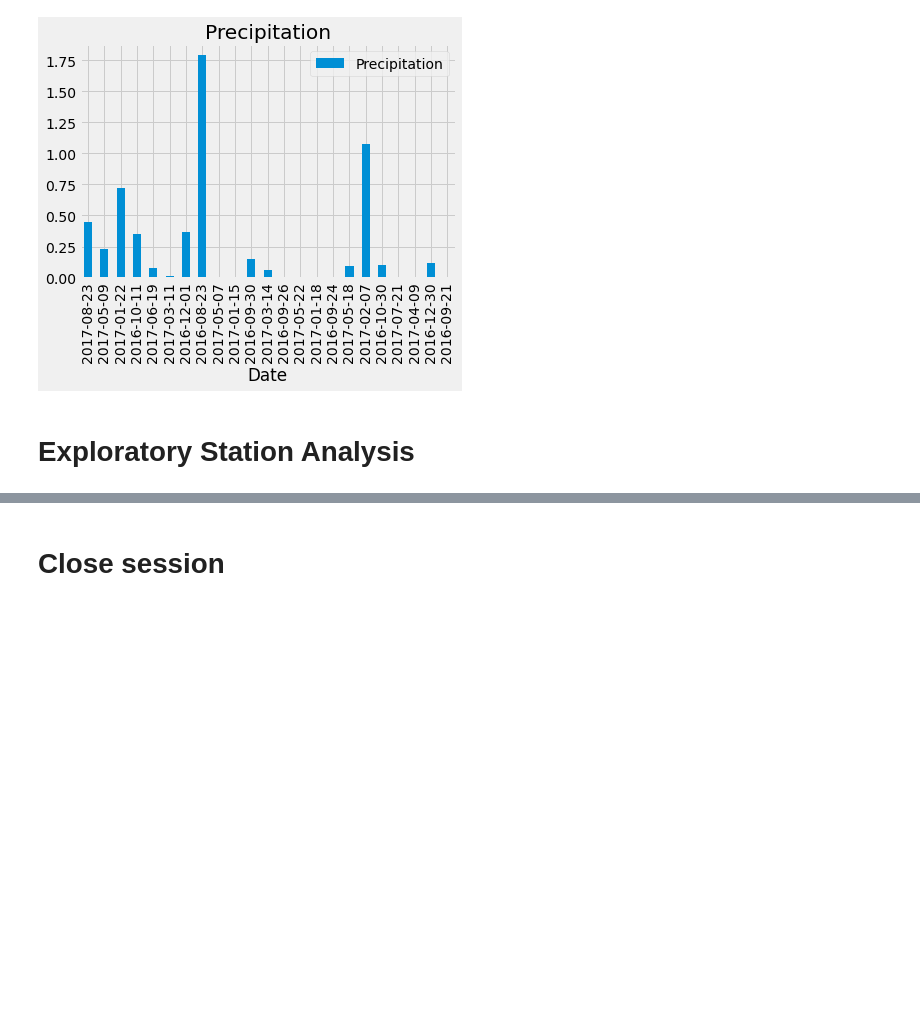
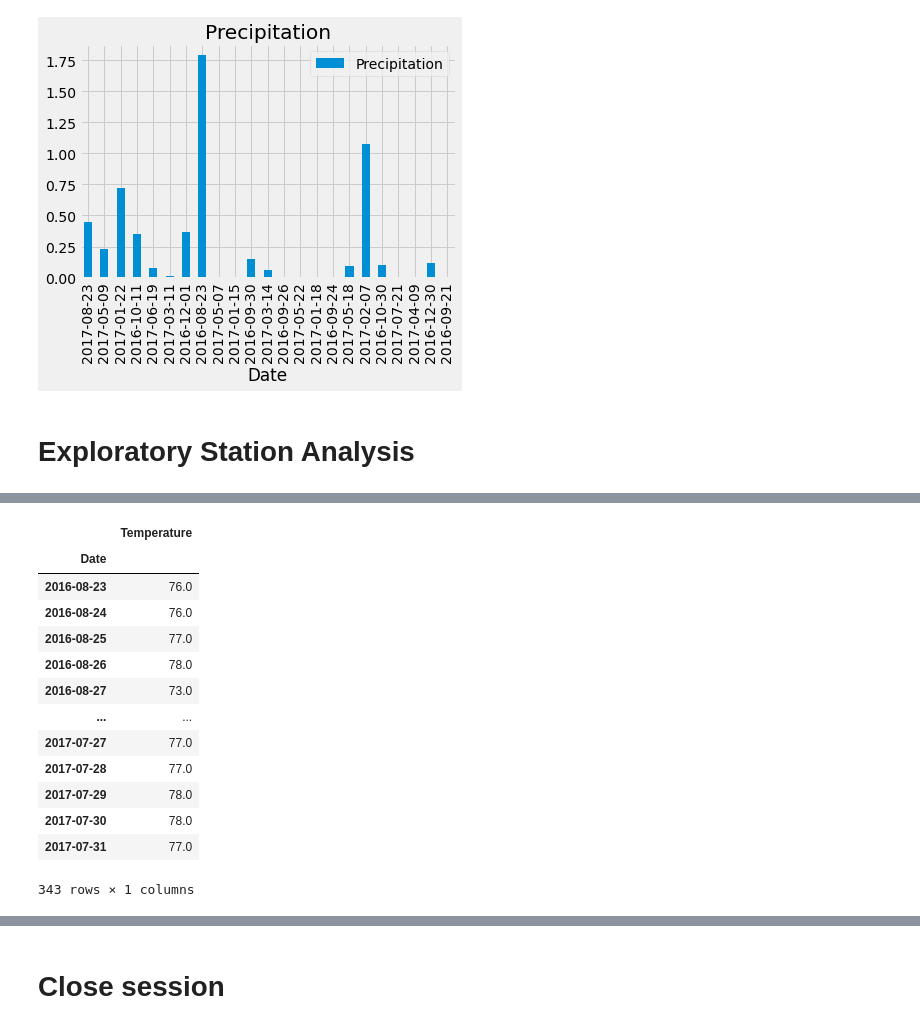
Before and after one commit to yukamara/sqlalchemy-challenge, a Jupyter notebook: sqlalchemy-challenge.ipynb, the cells around one changed output, grey strips where cells are left out. Drawn from its saved outputs; the diff is of its cells as text; code cells hidden in the pictures; blank space fills up the shorter version.

```diff
--- a/sqlalchemy-challenge.ipynb
+++ b/sqlalchemy-challenge.ipynb
@@ -188,3 +210,25 @@ plt.show
 # %%
 # Using the most active station id
 # Query the last 12 months of temperature observation data for this station and plot the results as a histogram
+last_12_months_most_active = session.query(Measurement.date, Measurement.tobs)\
+    .filter(Measurement.station == 'USC00513117')\
+        .filter(Measurement.date >= year_ago).all()
+
+df = pd.DataFrame(last_12_months_most_active[:], columns=['Date', 'Temperature'])
+df.set_index('Date', inplace=True,)
+df
+# %% [output]
+|  | Temperature |
+| Date |  |
+| 2016-08-23 | 76.0 |
+| 2016-08-24 | 76.0 |
+| 2016-08-25 | 77.0 |
+| 2016-08-26 | 78.0 |
+| 2016-08-27 | 73.0 |
+| ... | ... |
+| 2017-07-27 | 77.0 |
+| 2017-07-28 | 77.0 |
+| 2017-07-29 | 78.0 |
+| 2017-07-30 | 78.0 |
+| 2017-07-31 | 77.0 |
+343 rows × 1 columns
```
Also changed, not shown: parts of 10 cells of this notebook.
